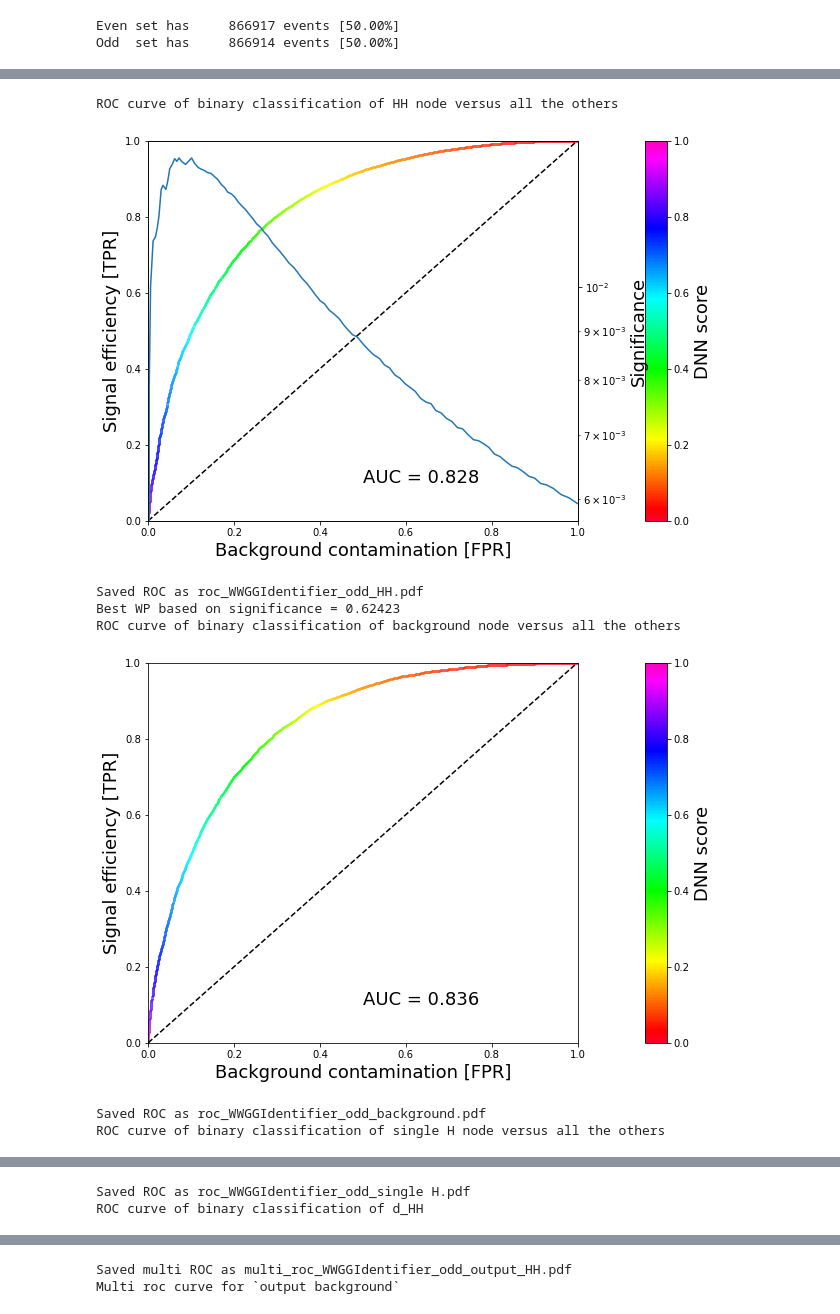
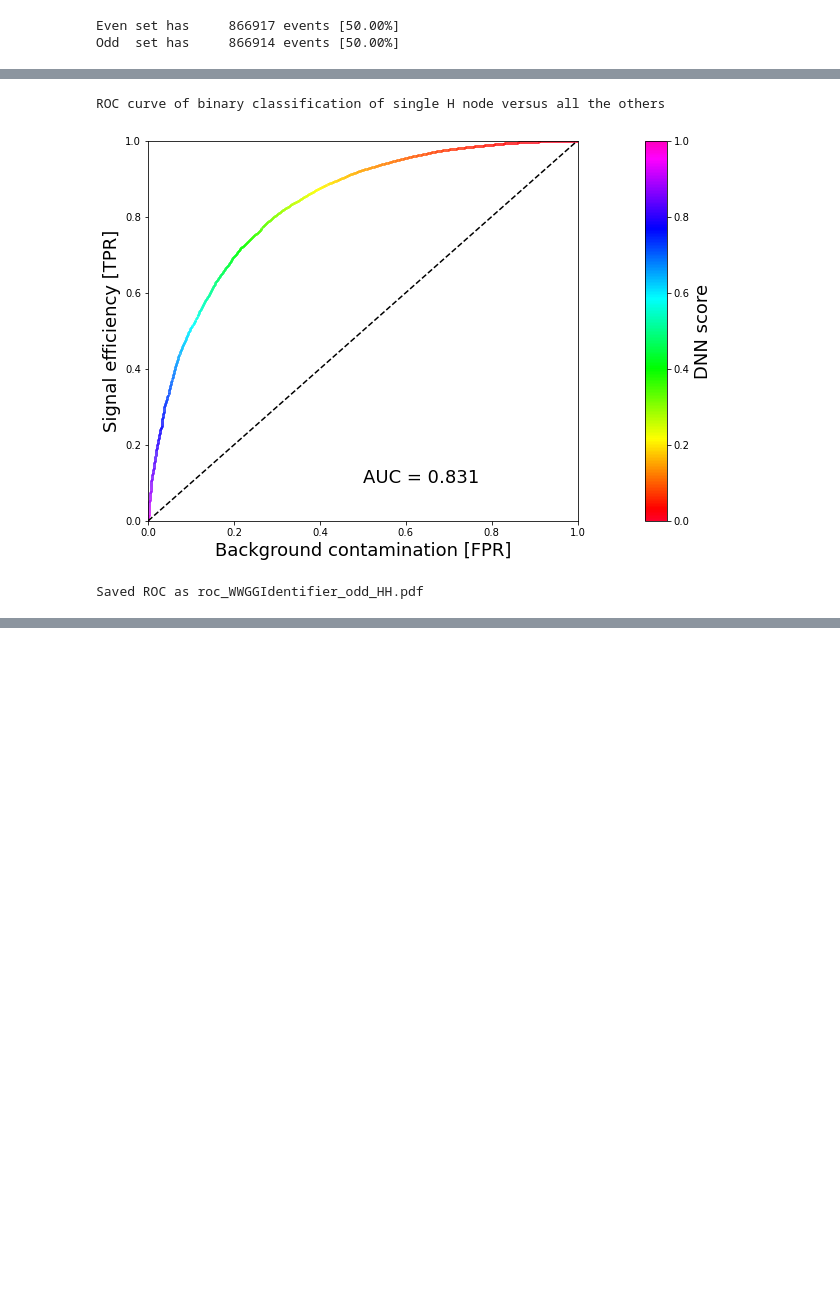
Before and after one commit to suatdonertas/DNN_HHWWGG, a Jupyter notebook: DNN_FH/DNN_multiclass.ipynb, the cells around one changed output, grey strips where cells are left out. Drawn from its saved outputs; the diff is of its cells as text; code cells hidden in the pictures; blank space fills up the shorter version.

```diff
--- a/DNN_FH/DNN_multiclass.ipynb
+++ b/DNN_FH/DNN_multiclass.ipynb
@@ -36,12 +33,12 @@ importance = [1.,1.,1.] # Importance of each category
 
 # DNN hyperparameters #
 parameters = {
-    'epochs'                : 200,
-    'lr'                    : 0.001,
-    'batch_size'            : 256,
-    'n_layers'              : 3,
+    'epochs'                : 400,
+    'lr'                    : 0.0001,
+    'batch_size'            : 150,
+    'n_layers'              : 4,
     'n_neurons'             : 64,
-    'hidden_activation'     : 'relu',
+    'hidden_activation'     : 'elu',
     'output_activation'     : 'softmax',
     'l2'                    : 1e-6,
     'dropout'               : 0.,
@@ -617,44 +608,38 @@ if df[df.isin([np.nan, np.inf, -np.inf]).any(1)].shape[0] > 0:
 # %%
 import roc
 importlib.reload(roc) # Reload in case file has changed
-for tag in tags:
-    print (f'ROC curve of binary classification of {tag} node versus all the others')
-    roc.rocAndSig(y_true                 = test_df[tag],
-                  y_pred                 = test_df[f'output {tag}'],
-                  w_roc                  = test_df['training_weight'],
-                  w_sig                  = test_df['event_weight'],
-                  show_significance      = 'HH' in tag,
-                  outputName             = f'roc_{suffix}_{split}_{tag}.pdf')
+print (f'ROC curve of binary classification of {tag} node versus all the others')
+roc.rocAndSig(y_true                 = test_df['HH'],
+              y_pred                 = test_df[f'output HH'],
+              w_roc                  = test_df['training_weight'],
+              w_sig                  = test_df['event_weight'],
+              show_significance      = 'HH' in tag,
+              outputName             = f'roc_{suffix}_{split}_HH.pdf')
 
 # Multiclassification ROC curves are a bit harder to interpret than binary classification
 # Here I do one versus the rest, so each ROC curves shows how the DNN is able to classify
 # one class (HH, single H or background) versus all the others, which is one projection on
 # how to see the performances
 # For HH I show the significance but more as an information, because using only the HH node
 # means we do not use all the power of the multiclass (-> d_HH is for that)
-print (f'ROC curve of binary classification of d_HH')
-roc.rocAndSig(y_true                 = test_df['HH'],
-              y_pred                 = test_df['d_HH'],
-              w_roc                  = test_df['training_weight'],
-              w_sig                  = test_df['event_weight'],
-              show_significance      = True,
-              outputName             = f'roc_{suffix}_{split}_d_HH.pdf')
+# print (f'ROC curve of binary classification of d_HH')
+# roc.rocAndSig(y_true                 = test_df['HH'],
+#               y_pred                 = test_df['d_HH'],
+#               w_roc                  = test_df['training_weight'],
+#               w_sig                  = test_df['event_weight'],
+#               show_significance      = True,
+#               outputName             = f'roc_{suffix}_{split}_d_HH.pdf')
 
-# Tryign a new things, seeing the discrimination power of each node, class wise
-for tag in tags:
-    print (f'Multi roc curve for `output {tag}`')
-    tags_order = [tag] + [t for t in tags if t != tag]
-    roc.multiRoc(outputs    = [test_df[test_df['tag']==tag][f'output {tag}'] for tag in tags_order],
-                 tags       = tags_order,
-                 weights    = [test_df[test_df['tag']==tag]['training_weight'] for tag in tags_order],
-                 title      = f'Using node {tag}',
-                 outputName = f'multi_roc_{suffix}_{split}_output_{tag}.pdf')
+# # Tryign a new things, seeing the discrimination power of each node, class wise
+# for tag in tags:
+#     print (f'Multi roc curve for `output {tag}`')
+#     tags_order = [tag] + [t for t in tags if t != tag]
+#     roc.multiRoc(outputs    = [test_df[test_df['tag']==tag][f'output {tag}'] for tag in tags_order],
+#                  tags       = tags_order,
+#                  weights    = [test_df[test_df['tag']==tag]['training_weight'] for tag in tags_order],
+#                  title      = f'Using node {tag}',
+#                  outputName = f'multi_roc_{suffix}_{split}_output_{tag}.pdf')
 # %% [output]
-ROC curve of binary classification of HH node versus all the others
+ROC curve of binary classification of single H node versus all the others
-[figure, old version]
+[figure, new version]
 Saved ROC as roc_WWGGIdentifier_odd_HH.pdf
-Best WP based on significance = 0.62423
-ROC curve of binary classification of background node versus all the others
-[figure, removed]
-Saved ROC as roc_WWGGIdentifier_odd_background.pdf
-ROC curve of binary classification of single H node versus all the others
@@ -662,2 +645,0 @@ ROC curve of binary classification of single H node versus all the others
-Saved ROC as roc_WWGGIdentifier_odd_single H.pdf
-ROC curve of binary classification of d_HH
@@ -669,2 +645,0 @@ Multi roc curve for `output HH`
-Saved multi ROC as multi_roc_WWGGIdentifier_odd_output_HH.pdf
-Multi roc curve for `output background`
```
Also changed, not shown: parts of 13 cells of this notebook, 57 other files.
